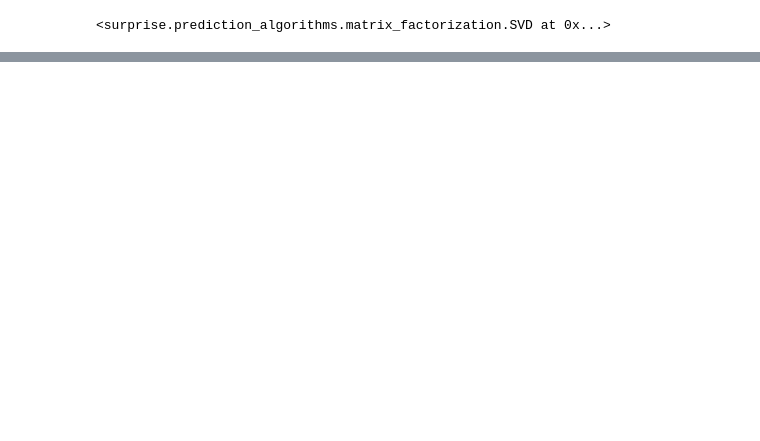
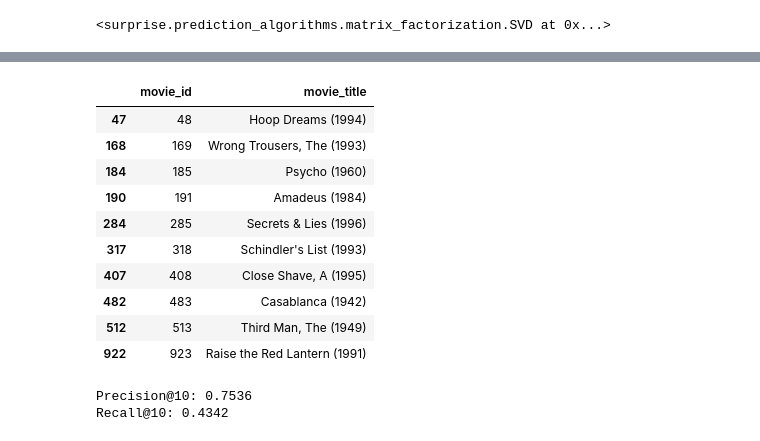
Before and after one commit to kaflebiplob/Movie_Recommendation_System, a Jupyter notebook: notebook/train_my_data.ipynb, the cells around one changed output, grey strips where cells are left out. Saved outputs shown, nothing was run; the diff lists cells and outputs as text; code cells hidden in the pictures; blank space fills up the shorter version.

```diff
--- a/notebook/train_my_data.ipynb
+++ b/notebook/train_my_data.ipynb
@@ -465,0 +469,49 @@ np.float64(0.968048775)
+# %%
+def recommend_movies_svd(user_id, n=10):
+    user_id_str = str(user_id)
+    all_movie_ids = movies["movie_id"].astype(str).unique()
+    predictions = [(mid, algorithm.predict(user_id_str, mid).est) for mid in all_movie_ids]
+    predictions.sort(key=lambda x: x[1], reverse=True)
+    top_n = predictions[:n]
+    top_movie_ids = [int(m) for m, _ in top_n]
+    return movies[movies["movie_id"].isin(top_movie_ids)][["movie_id", "movie_title"]]
+
+recommend_movies_svd(196, n=10)
+# %% [output]
+|  | movie_id | movie_title |
+| 47 | 48 | Hoop Dreams (1994) |
+| 168 | 169 | Wrong Trousers, The (1993) |
+| 184 | 185 | Psycho (1960) |
+| 190 | 191 | Amadeus (1984) |
+| 284 | 285 | Secrets & Lies (1996) |
+| 317 | 318 | Schindler's List (1993) |
+| 407 | 408 | Close Shave, A (1995) |
+| 482 | 483 | Casablanca (1942) |
+| 512 | 513 | Third Man, The (1949) |
+| 922 | 923 | Raise the Red Lantern (1991) |
+# %%
+def precision_recall_at_k(predictions, k=10, threshold=3.5):
+    from collections import defaultdict
+    user_est_true = defaultdict(list)
+    for pred in predictions:
+        user_est_true[pred.uid].append((pred.est, pred.r_ui))
+
+    precisions, recalls = [], []
+    for uid, ratings in user_est_true.items():
+        ratings.sort(key=lambda x: x[0], reverse=True)
+        top_k = ratings[:k]
+        n_rel = sum((true_r >= threshold) for (_, true_r) in ratings)
+        n_rec_k = sum((est >= threshold) for (est, _) in top_k)
+        n_rel_and_rec_k = sum((true_r >= threshold) for (est, true_r) in top_k if est >= threshold)
+
+        precisions.append(n_rel_and_rec_k / n_rec_k if n_rec_k != 0 else 0)
+        recalls.append(n_rel_and_rec_k / n_rel if n_rel != 0 else 0)
+
+    return sum(precisions)/len(precisions), sum(recalls)/len(recalls)
+
+precision, recall = precision_recall_at_k(predictions, k=10, threshold=3.5)
+print(f"Precision@10: {precision:.4f}")
+print(f"Recall@10: {recall:.4f}")
+# %% [output]
+Precision@10: 0.7536
+Recall@10: 0.4342
```
Also changed, not shown: parts of 2 cells of this notebook.
